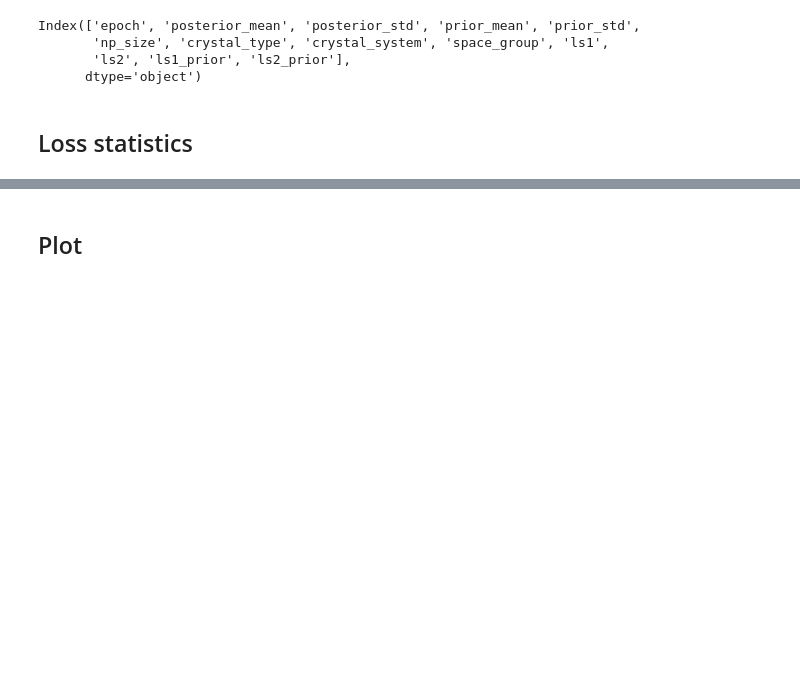
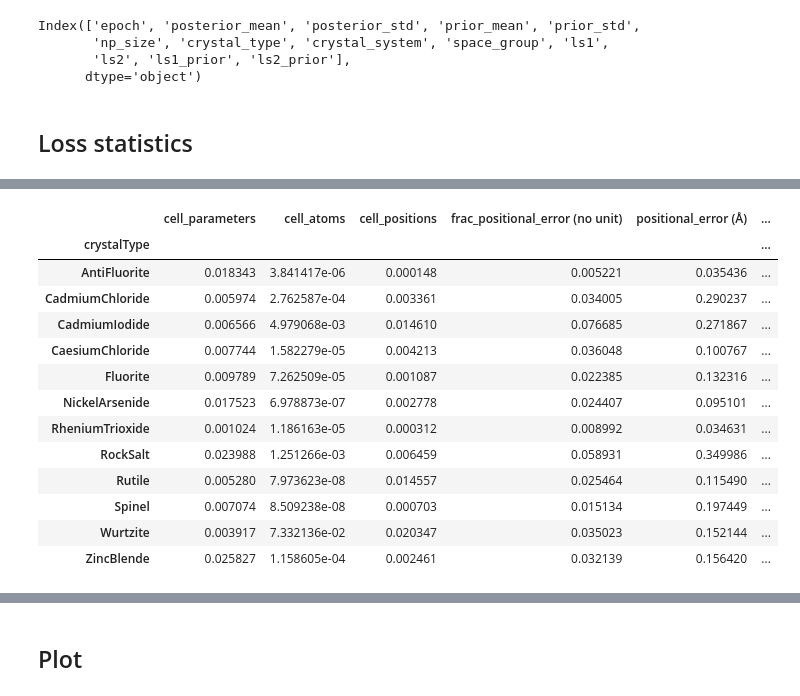
Before and after one commit to UlrikFriisJensen/ToSCA, a Jupyter notebook: plotting_notebook.ipynb, the cells around one changed output, grey strips where cells are left out. Saved outputs shown, nothing was run; the diff lists cells and outputs as text; code cells hidden in the pictures; blank space fills up the shorter version.

```diff
--- a/plotting_notebook.ipynb
+++ b/plotting_notebook.ipynb
@@ -348,0 +490,17 @@ pred_abs_positions = pred_unit_cell.get_positions()
+# %%
+df_combined[['crystalType', 'cell_parameters', 'cell_atoms', 'cell_positions', 'frac_positional_error (no unit)', 'positional_error (Å)', 'cell_length_error (Å)', 'cell_angle_error (°)', 'atom_accuracy', 'prior_frac_positional_error (no unit)', 'prior_positional_error (Å)', 'prior_cell_length_error (Å)', 'prior_cell_angle_error (°)', 'prior_atom_accuracy']].groupby('crystalType').std()
+# %% [output]
+|  | cell_parameters | cell_atoms | cell_positions | frac_positional_error (no unit) | positional_error (Å) | ... |
+| crystalType |  |  |  |  |  | ... |
+| AntiFluorite | 0.018343 | 3.841417e-06 | 0.000148 | 0.005221 | 0.035436 | ... |
+| CadmiumChloride | 0.005974 | 2.762587e-04 | 0.003361 | 0.034005 | 0.290237 | ... |
+| CadmiumIodide | 0.006566 | 4.979068e-03 | 0.014610 | 0.076685 | 0.271867 | ... |
+| CaesiumChloride | 0.007744 | 1.582279e-05 | 0.004213 | 0.036048 | 0.100767 | ... |
+| Fluorite | 0.009789 | 7.262509e-05 | 0.001087 | 0.022385 | 0.132316 | ... |
+| NickelArsenide | 0.017523 | 6.978873e-07 | 0.002778 | 0.024407 | 0.095101 | ... |
+| RheniumTrioxide | 0.001024 | 1.186163e-05 | 0.000312 | 0.008992 | 0.034631 | ... |
+| RockSalt | 0.023988 | 1.251266e-03 | 0.006459 | 0.058931 | 0.349986 | ... |
+| Rutile | 0.005280 | 7.973623e-08 | 0.014557 | 0.025464 | 0.115490 | ... |
+| Spinel | 0.007074 | 8.509238e-08 | 0.000703 | 0.015134 | 0.197449 | ... |
+| Wurtzite | 0.003917 | 7.332136e-02 | 0.020347 | 0.035023 | 0.152144 | ... |
+| ZincBlende | 0.025827 | 1.158605e-04 | 0.002461 | 0.032139 | 0.156420 | ... |
```
Also changed, not shown: parts of 13 cells of this notebook, 1 other file.
